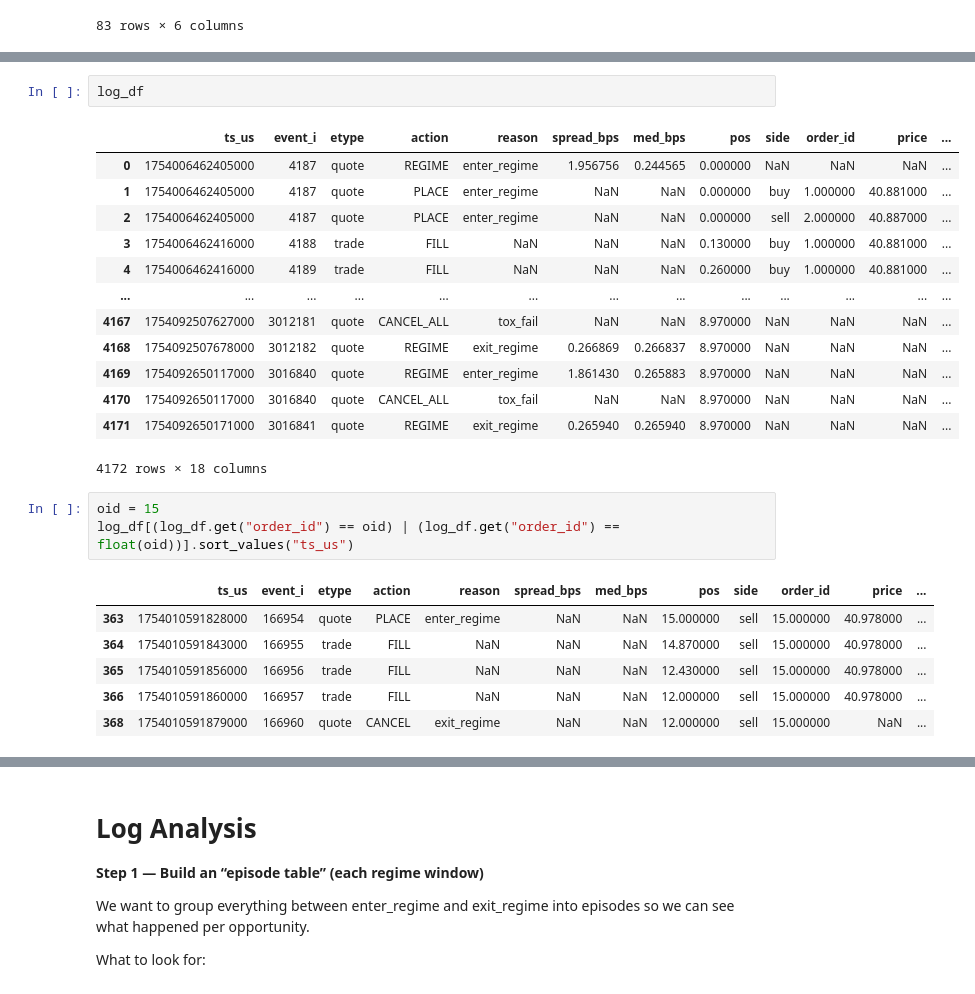
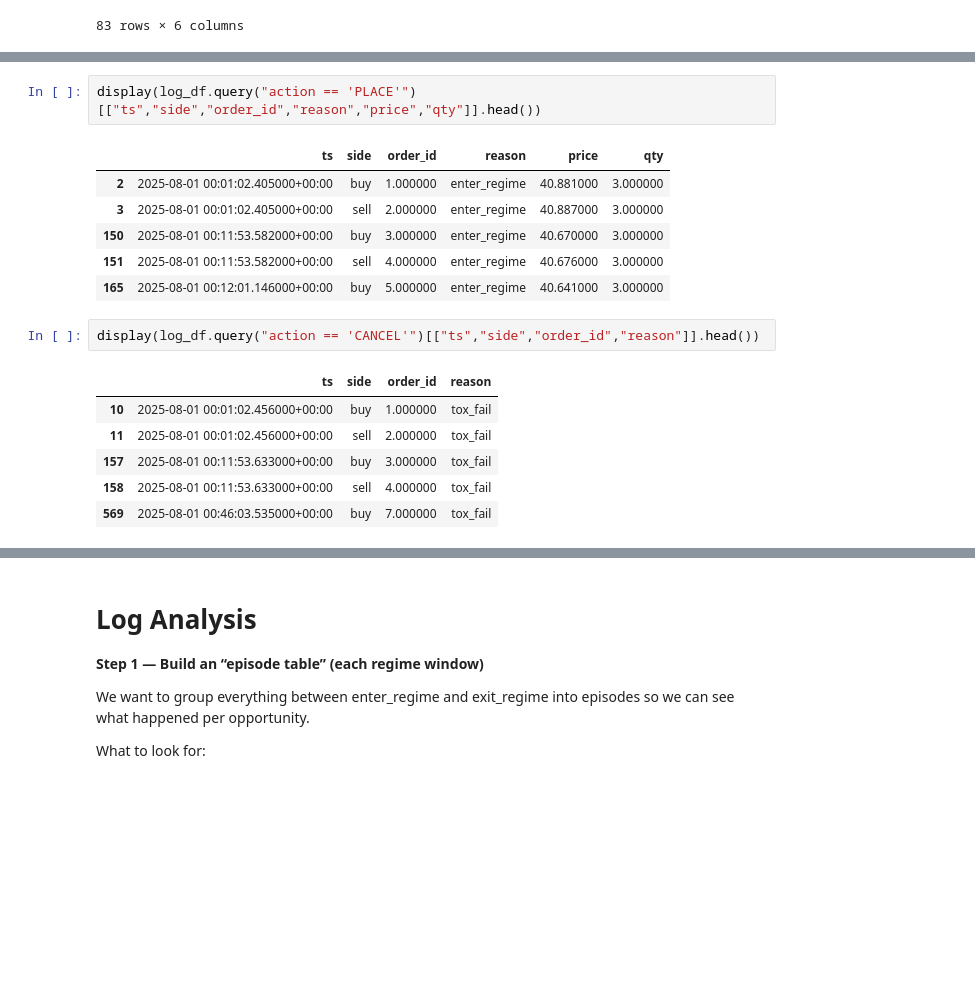
Before and after one commit to chirapok/TokkaAssignment, a Jupyter notebook: notebook/2025-12-12_tokka_backtest.ipynb, the cells around one changed output, grey strips where cells are left out. Drawn from its saved outputs; the diff is of its cells as text; blank space fills up the shorter version.

```diff
--- a/notebook/2025-12-12_tokka_backtest.ipynb
+++ b/notebook/2025-12-12_tokka_backtest.ipynb
@@ -207,27 +227,19 @@ Name: count, dtype: int64
 # %%
-log_df
+display(log_df.query("action == 'PLACE'")[["ts","side","order_id","reason","price","qty"]].head())
 # %% [output]
-|  | ts_us | event_i | etype | action | reason | spread_bps | med_bps | pos | side | order_id | price | ... |
-| 0 | 1754006462405000 | 4187 | quote | REGIME | enter_regime | 1.956756 | 0.244565 | 0.000000 | NaN | NaN | NaN | ... |
-| 1 | 1754006462405000 | 4187 | quote | PLACE | enter_regime | NaN | NaN | 0.000000 | buy | 1.000000 | 40.881000 | ... |
-| 2 | 1754006462405000 | 4187 | quote | PLACE | enter_regime | NaN | NaN | 0.000000 | sell | 2.000000 | 40.887000 | ... |
-| 3 | 1754006462416000 | 4188 | trade | FILL | NaN | NaN | NaN | 0.130000 | buy | 1.000000 | 40.881000 | ... |
-| 4 | 1754006462416000 | 4189 | trade | FILL | NaN | NaN | NaN | 0.260000 | buy | 1.000000 | 40.881000 | ... |
-| ... | ... | ... | ... | ... | ... | ... | ... | ... | ... | ... | ... | ... |
-| 4167 | 1754092507627000 | 3012181 | quote | CANCEL_ALL | tox_fail | NaN | NaN | 8.970000 | NaN | NaN | NaN | ... |
-| 4168 | 1754092507678000 | 3012182 | quote | REGIME | exit_regime | 0.266869 | 0.266837 | 8.970000 | NaN | NaN | NaN | ... |
-| 4169 | 1754092650117000 | 3016840 | quote | REGIME | enter_regime | 1.861430 | 0.265883 | 8.970000 | NaN | NaN | NaN | ... |
-| 4170 | 1754092650117000 | 3016840 | quote | CANCEL_ALL | tox_fail | NaN | NaN | 8.970000 | NaN | NaN | NaN | ... |
-| 4171 | 1754092650171000 | 3016841 | quote | REGIME | exit_regime | 0.265940 | 0.265940 | 8.970000 | NaN | NaN | NaN | ... |
+|  | ts | side | order_id | reason | price | qty |
+| 2 | 2025-08-01 00:01:02.405000+00:00 | buy | 1.000000 | enter_regime | 40.881000 | 3.000000 |
+| 3 | 2025-08-01 00:01:02.405000+00:00 | sell | 2.000000 | enter_regime | 40.887000 | 3.000000 |
+| 150 | 2025-08-01 00:11:53.582000+00:00 | buy | 3.000000 | enter_regime | 40.670000 | 3.000000 |
+| 151 | 2025-08-01 00:11:53.582000+00:00 | sell | 4.000000 | enter_regime | 40.676000 | 3.000000 |
+| 165 | 2025-08-01 00:12:01.146000+00:00 | buy | 5.000000 | enter_regime | 40.641000 | 3.000000 |
-4172 rows × 18 columns
 # %%
-oid = 15
-log_df[(log_df.get("order_id") == oid) | (log_df.get("order_id") == float(oid))].sort_values("ts_us")
+display(log_df.query("action == 'CANCEL'")[["ts","side","order_id","reason"]].head())
 # %% [output]
-|  | ts_us | event_i | etype | action | reason | spread_bps | med_bps | pos | side | order_id | price | ... |
-| 363 | 1754010591828000 | 166954 | quote | PLACE | enter_regime | NaN | NaN | 15.000000 | sell | 15.000000 | 40.978000 | ... |
-| 364 | 1754010591843000 | 166955 | trade | FILL | NaN | NaN | NaN | 14.870000 | sell | 15.000000 | 40.978000 | ... |
-| 365 | 1754010591856000 | 166956 | trade | FILL | NaN | NaN | NaN | 12.430000 | sell | 15.000000 | 40.978000 | ... |
-| 366 | 1754010591860000 | 166957 | trade | FILL | NaN | NaN | NaN | 12.000000 | sell | 15.000000 | 40.978000 | ... |
-| 368 | 1754010591879000 | 166960 | quote | CANCEL | exit_regime | NaN | NaN | 12.000000 | sell | 15.000000 | NaN | ... |
+|  | ts | side | order_id | reason |
+| 10 | 2025-08-01 00:01:02.456000+00:00 | buy | 1.000000 | tox_fail |
+| 11 | 2025-08-01 00:01:02.456000+00:00 | sell | 2.000000 | tox_fail |
+| 157 | 2025-08-01 00:11:53.633000+00:00 | buy | 3.000000 | tox_fail |
+| 158 | 2025-08-01 00:11:53.633000+00:00 | sell | 4.000000 | tox_fail |
+| 569 | 2025-08-01 00:46:03.535000+00:00 | buy | 7.000000 | tox_fail |
 # %%
```
Also changed, not shown: parts of 23 cells of this notebook, 2 other files.
